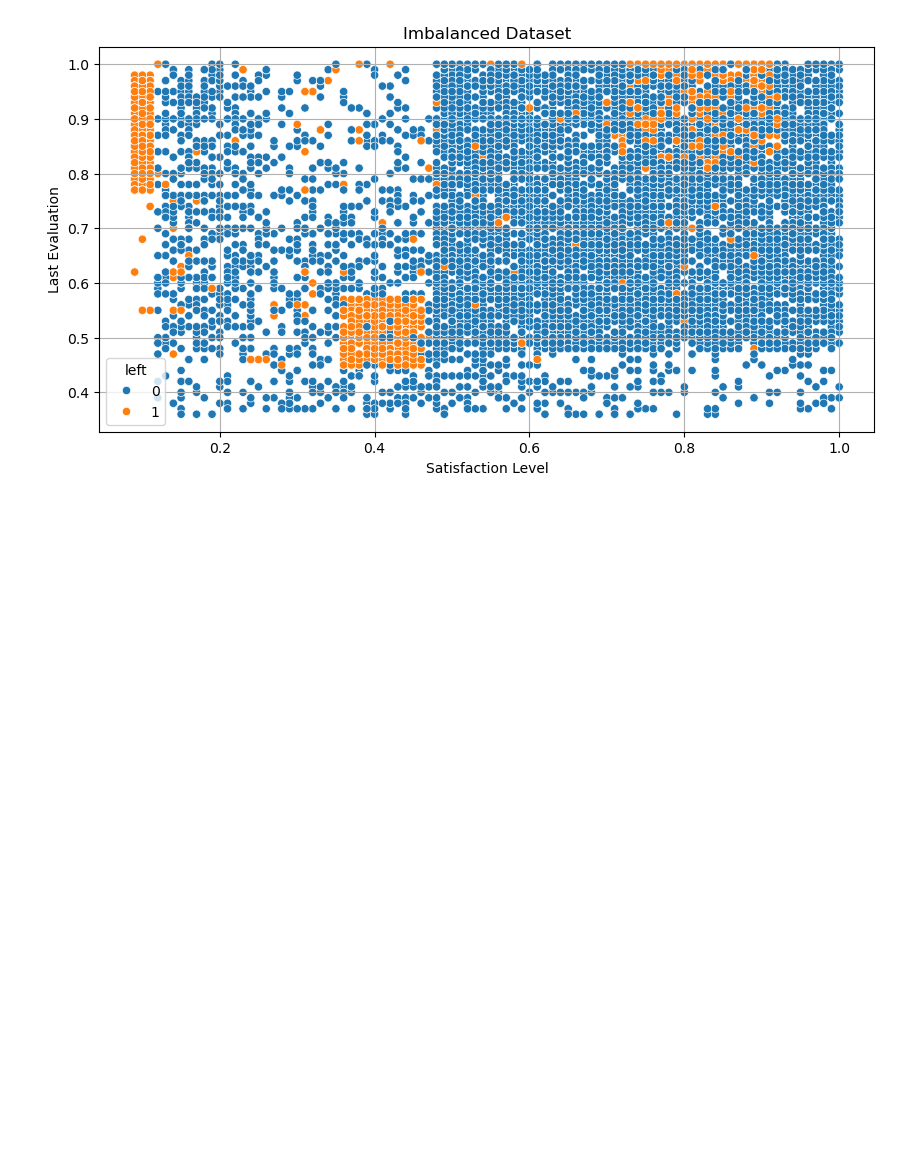
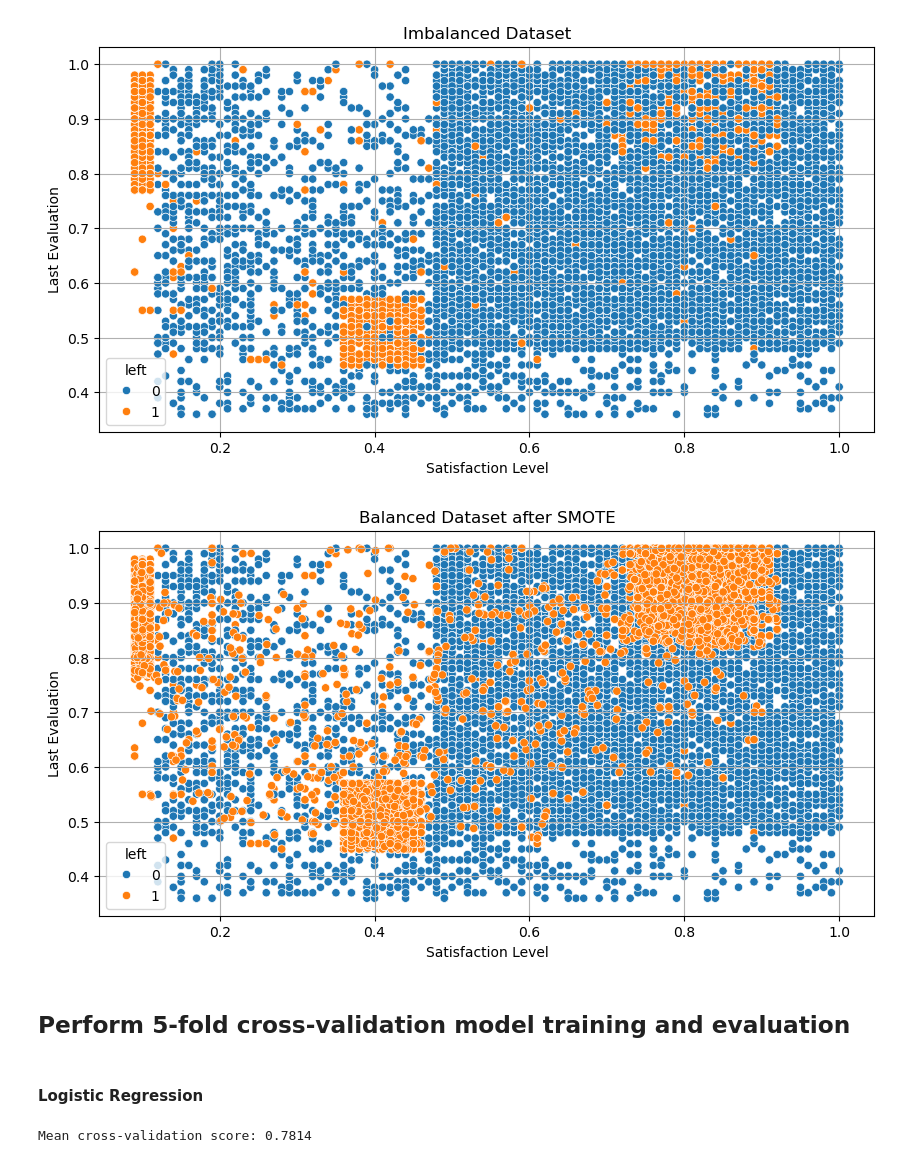
Before and after one commit to khoinguyentm/course-end-3, a Jupyter notebook: main.ipynb, the cells around one changed output. Cells and saved outputs as stored; diff of their text form; code cells hidden in the pictures; blank space fills up the shorter version.

```diff
--- a/main.ipynb
+++ b/main.ipynb
@@ -236,3 +236,31 @@ plt.grid(True)
 # %%
 # Apply SMOTE to handle the left class imbalance
 from imblearn.over_sampling import SMOTE
+
+smote = SMOTE(random_state=42)
+X_train_smote, y_train_smote = smote.fit_resample(X_train, y_train)
+# %%
+plt.figure(figsize=(10, 5))
+sns.scatterplot(x=X_train_smote['satisfaction_level'], y=X_train_smote['last_evaluation'], hue=y_train_smote)
+plt.xlabel('Satisfaction Level')
+plt.ylabel('Last Evaluation')
+plt.title('Balanced Dataset after SMOTE')
+plt.grid(True)
+plt.show()
+# %% [output]
+[figure, added]
+# %% [markdown]
+## Perform 5-fold cross-validation model training and evaluation
+# %% [markdown]
+#### Logistic Regression
+# %%
+# Apply a 5-fold CV
+from sklearn.linear_model import LogisticRegression
+from sklearn.model_selection import cross_val_score, cross_val_predict
+
+log_reg = LogisticRegression(random_state=42)
+scores_log_reg = cross_val_score(log_reg, X_train_smote, y_train_smote, cv=5)
+
+print(f"Mean cross-validation score: {scores_log_reg.mean():.4f}")
+# %% [output]
+Mean cross-validation score: 0.7814
```
Also changed, not shown: parts of 16 cells of this notebook.
